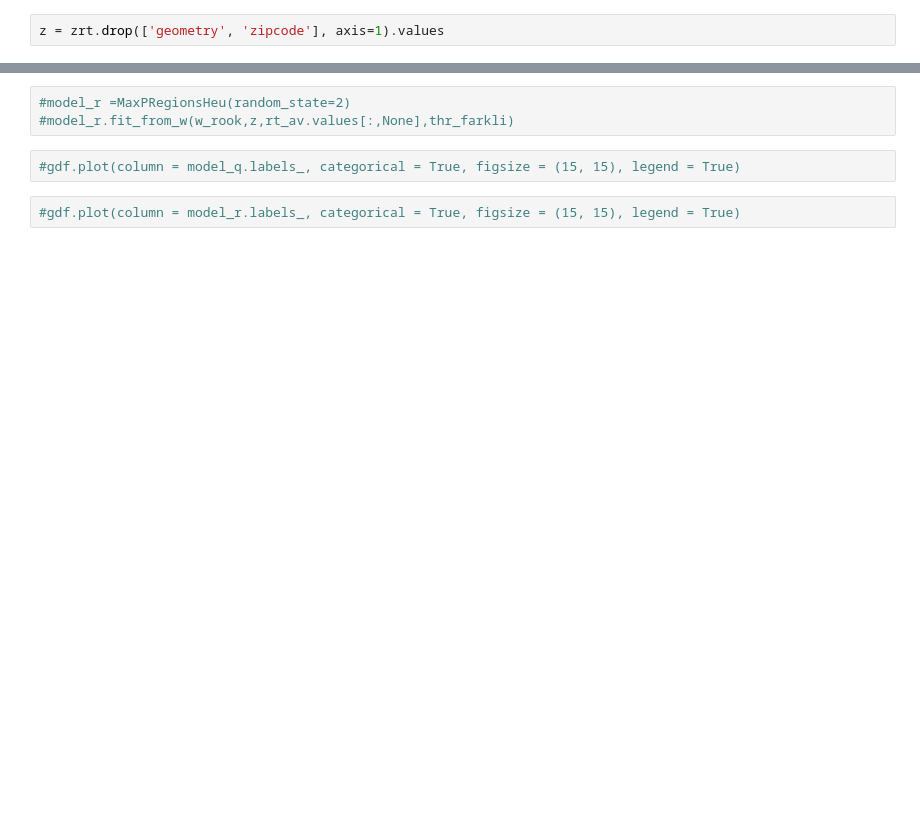
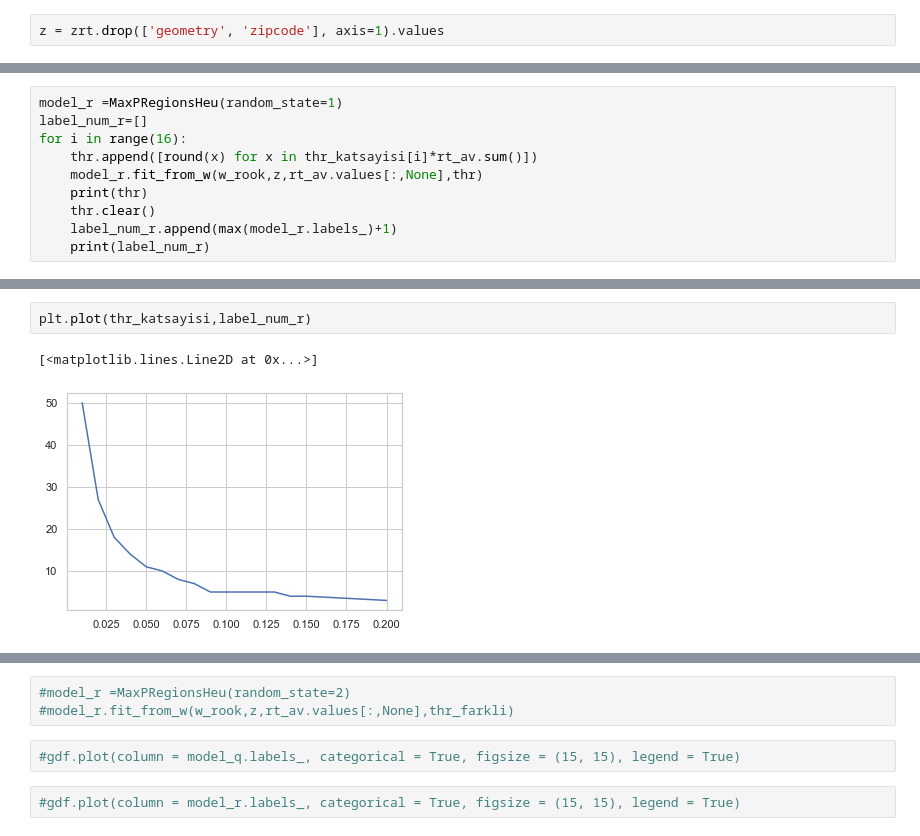
Before and after one commit to ozanyrtsever/Spatial-Clustering, a Jupyter notebook: Turkey_spatial_clustering_threshold_plot.ipynb, the cells around one changed output, grey strips where cells are left out. Saved outputs shown, nothing was run; the diff lists cells and outputs as text; blank space fills up the shorter version.

```diff
--- a/Turkey_spatial_clustering_threshold_plot.ipynb
+++ b/Turkey_spatial_clustering_threshold_plot.ipynb
@@ -113,0 +114,10 @@ plt.plot(thr_katsayisi,label_num , linewidth = 3,
+# %%
+model_r =MaxPRegionsHeu(random_state=1)
+label_num_r=[]
+for i in range(16):
+    thr.append([round(x) for x in thr_katsayisi[i]*rt_av.sum()])
+    model_r.fit_from_w(w_rook,z,rt_av.values[:,None],thr)
+    print(thr)
+    thr.clear()
+    label_num_r.append(max(model_r.labels_)+1)
+    print(label_num_r)
@@ -113,0 +142,5 @@ plt.plot(thr_katsayisi,label_num , linewidth = 3,
+# %%
+plt.plot(thr_katsayisi,label_num_r)
+# %% [output]
+[<matplotlib.lines.Line2D at 0x...>]
+[figure, added]
```
Also changed, not shown: parts of 6 cells of this notebook.
